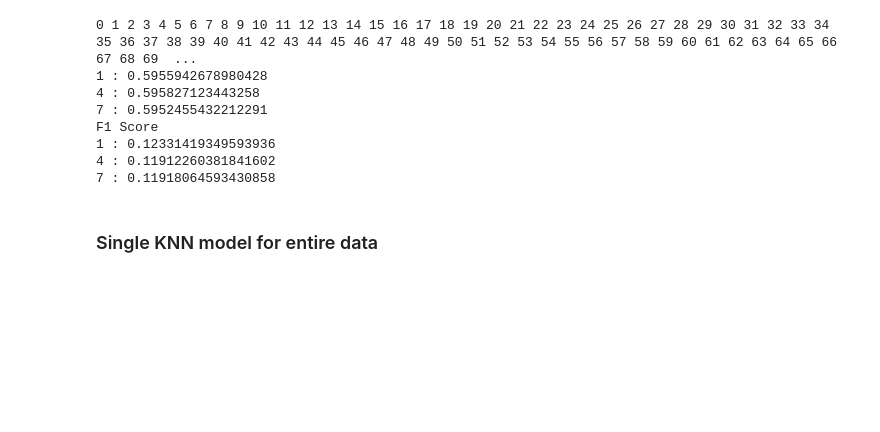
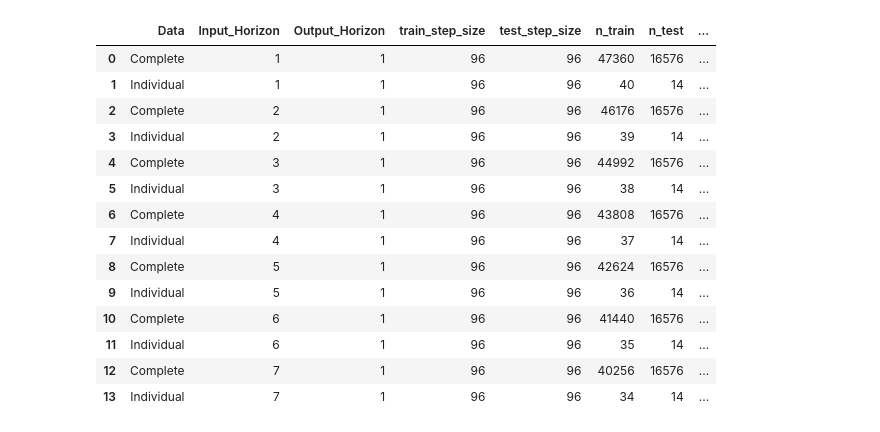
Before and after one commit to ashusao/Demand, a Jupyter notebook: NN.ipynb, the cells around one changed output. Cells and saved outputs as stored; diff of their text form; code cells hidden in the pictures; blank space fills up the shorter version.

```diff
--- a/NN.ipynb
+++ b/NN.ipynb
@@ -96,44 +137,0 @@ n_horizon = [1,4,7]
-# %%
-# dictionary to save metrics in key-value pair
-# key is the input horizon
-# value is the list of metrics for each series
-bal_accuracy = {}
-f1_metric = {}
-
-# intialize lists
-for n in n_horizon:
-    bal_accuracy[n] = list()
-    f1_metric[n] = list()
-
-# Loop thorugh each series
-for series_idx in range(df.shape[1]):
-    for lag in n_horizon:
-        X_train, Y_train, X_test, Y_test = data_obj.split_train_test(series=df.iloc[:,series_idx],
-                                                                     n_lag=96*lag, n_lead=96,
-                                                                     train_step_size=1, test_step_size=1)
-        neigh = KNeighborsClassifier(n_neighbors=1, metric='matching')
-        neigh.fit(X_train, Y_train)
-        predictions = neigh.predict(X_test)
-        bal_accuracy[lag].append(balanced_accuracy_score(Y_test.ravel(), predictions.ravel()))
-        f1_metric[lag].append(f1_score(Y_test.ravel(), predictions.ravel()))
-
-    print(series_idx, sep=' ', end=' ')
-
-print('Balanced Accuracy')
-for key, val in bal_accuracy.items():
-    print(str(key) + ' : ' + str(np.mean(val)))
-
-print('F1 Score')
-for key, val in f1_metric.items():
-    print(str(key) + ' : ' + str(np.mean(val)))
-# %% [output]
-0 1 2 3 4 5 6 7 8 9 10 11 12 13 14 15 16 17 18 19 20 21 22 23 24 25 26 27 28 29 30 31 32 33 34 35 36 37 38 39 40 41 42 43 44 45 46 47 48 49 50 51 52 53 54 55 56 57 58 59 60 61 62 63 64 65 66 67 68 69  ...
-1 : 0.5955942678980428
-4 : 0.595827123443258
-7 : 0.5952455432212291
-F1 Score
-1 : 0.12331419349593936
-4 : 0.11912260381841602
-7 : 0.11918064593430858
-# %% [markdown]
-### Single KNN model for entire data
@@ -151,0 +138,20 @@ print(f1_score(Y_test.ravel(), predictions.ravel()))
+# %%
+knn_result = pd.read_csv('result/knn.csv')
+rf_result = pd.read_csv('result/rf.csv')
+knn_result
+# %% [output]
+|  | Data | Input_Horizon | Output_Horizon | train_step_size | test_step_size | n_train | n_test | ... |
+| 0 | Complete | 1 | 1 | 96 | 96 | 47360 | 16576 | ... |
+| 1 | Individual | 1 | 1 | 96 | 96 | 40 | 14 | ... |
+| 2 | Complete | 2 | 1 | 96 | 96 | 46176 | 16576 | ... |
+| 3 | Individual | 2 | 1 | 96 | 96 | 39 | 14 | ... |
+| 4 | Complete | 3 | 1 | 96 | 96 | 44992 | 16576 | ... |
+| 5 | Individual | 3 | 1 | 96 | 96 | 38 | 14 | ... |
+| 6 | Complete | 4 | 1 | 96 | 96 | 43808 | 16576 | ... |
+| 7 | Individual | 4 | 1 | 96 | 96 | 37 | 14 | ... |
+| 8 | Complete | 5 | 1 | 96 | 96 | 42624 | 16576 | ... |
+| 9 | Individual | 5 | 1 | 96 | 96 | 36 | 14 | ... |
+| 10 | Complete | 6 | 1 | 96 | 96 | 41440 | 16576 | ... |
+| 11 | Individual | 6 | 1 | 96 | 96 | 35 | 14 | ... |
+| 12 | Complete | 7 | 1 | 96 | 96 | 40256 | 16576 | ... |
+| 13 | Individual | 7 | 1 | 96 | 96 | 34 | 14 | ... |
```
Also changed, not shown: parts of 21 cells of this notebook, 3 other files.
